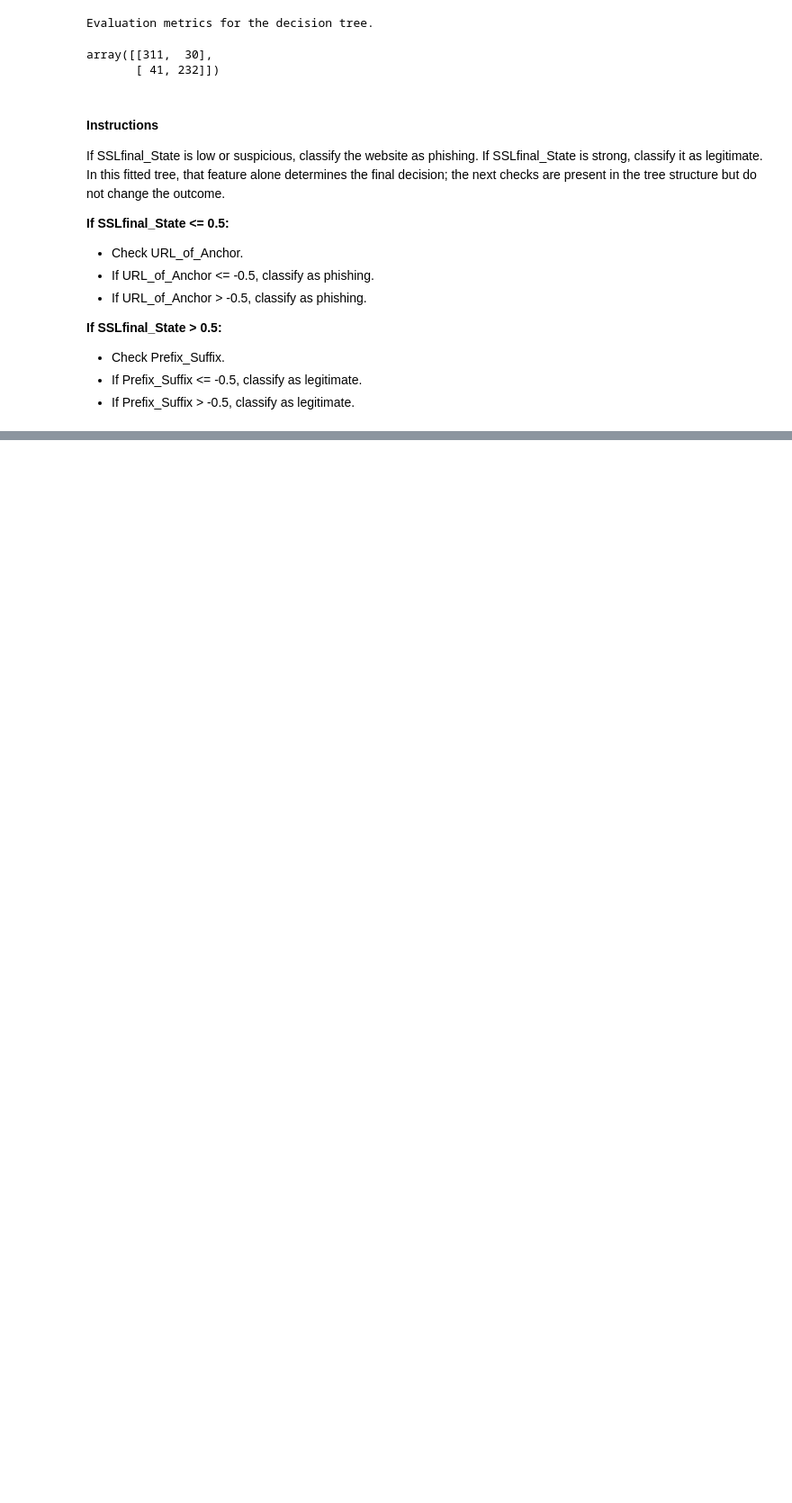
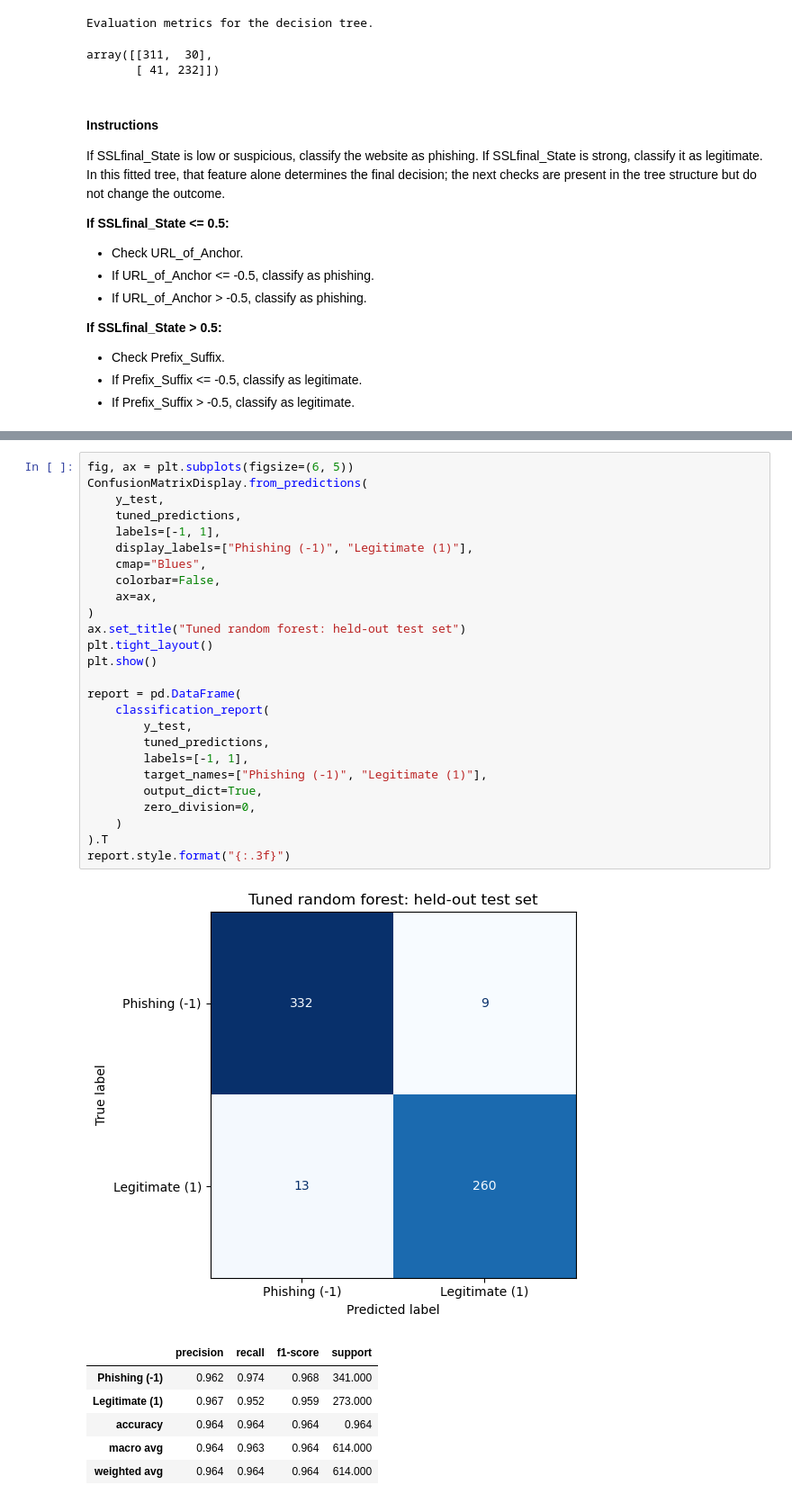
Before and after one commit to miska-voutilainen/machine-learning, a Jupyter notebook: Decision_trees_and_random_trees.ipynb, the cells around one changed output, grey strips where cells are left out. Shown at 90% size. Drawn from its saved outputs; the diff is of its cells as text; blank space fills up the shorter version.

Commit message:
Complete random forest analysis

```diff
--- a/Decision_trees_and_random_trees.ipynb
+++ b/Decision_trees_and_random_trees.ipynb
@@ -57,0 +206,34 @@ If SSLfinal_State is low or suspicious, classify the website as phishing. If SSL
+# %%
+fig, ax = plt.subplots(figsize=(6, 5))
+ConfusionMatrixDisplay.from_predictions(
+    y_test,
+    tuned_predictions,
+    labels=[-1, 1],
+    display_labels=["Phishing (-1)", "Legitimate (1)"],
+    cmap="Blues",
+    colorbar=False,
+    ax=ax,
+)
+ax.set_title("Tuned random forest: held-out test set")
+plt.tight_layout()
+plt.show()
+
+report = pd.DataFrame(
+    classification_report(
+        y_test,
+        tuned_predictions,
+        labels=[-1, 1],
+        target_names=["Phishing (-1)", "Legitimate (1)"],
+        output_dict=True,
+        zero_division=0,
+    )
+).T
+report.style.format("{:.3f}")
+# %% [output]
+[figure, added]
+|  | precision | recall | f1-score | support |
+| Phishing (-1) | 0.962 | 0.974 | 0.968 | 341.000 |
+| Legitimate (1) | 0.967 | 0.952 | 0.959 | 273.000 |
+| accuracy | 0.964 | 0.964 | 0.964 | 0.964 |
+| macro avg | 0.964 | 0.963 | 0.964 | 614.000 |
+| weighted avg | 0.964 | 0.964 | 0.964 | 614.000 |
```
Also changed, not shown: parts of 10 cells of this notebook.
